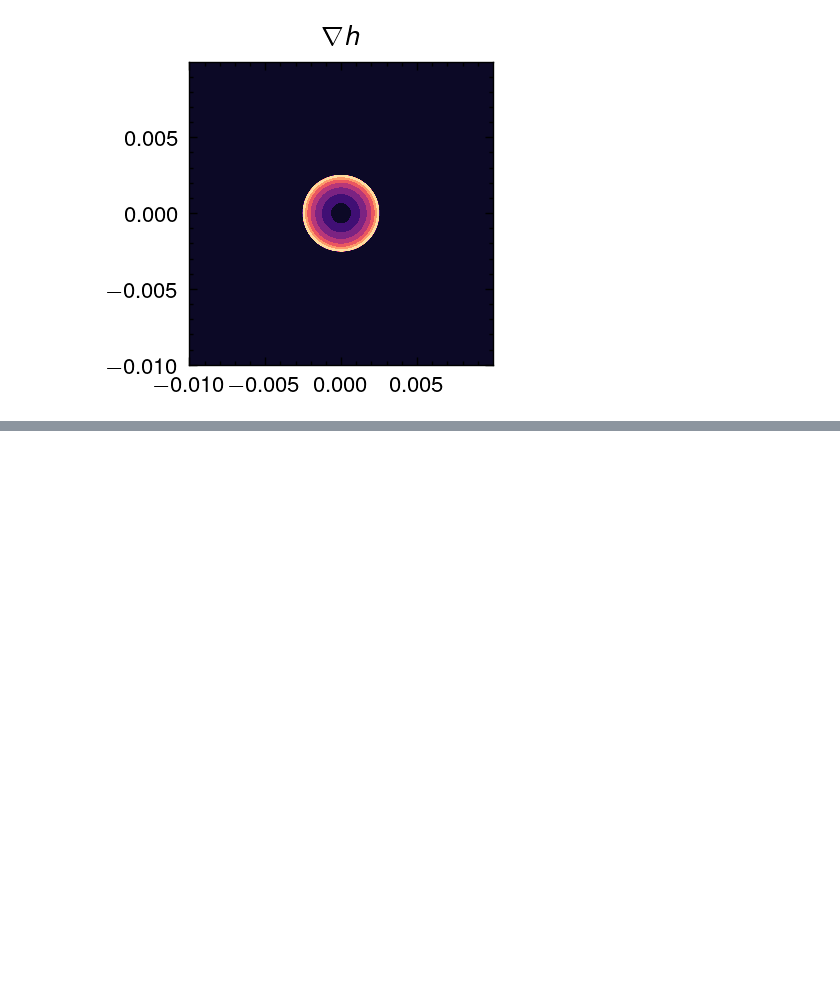
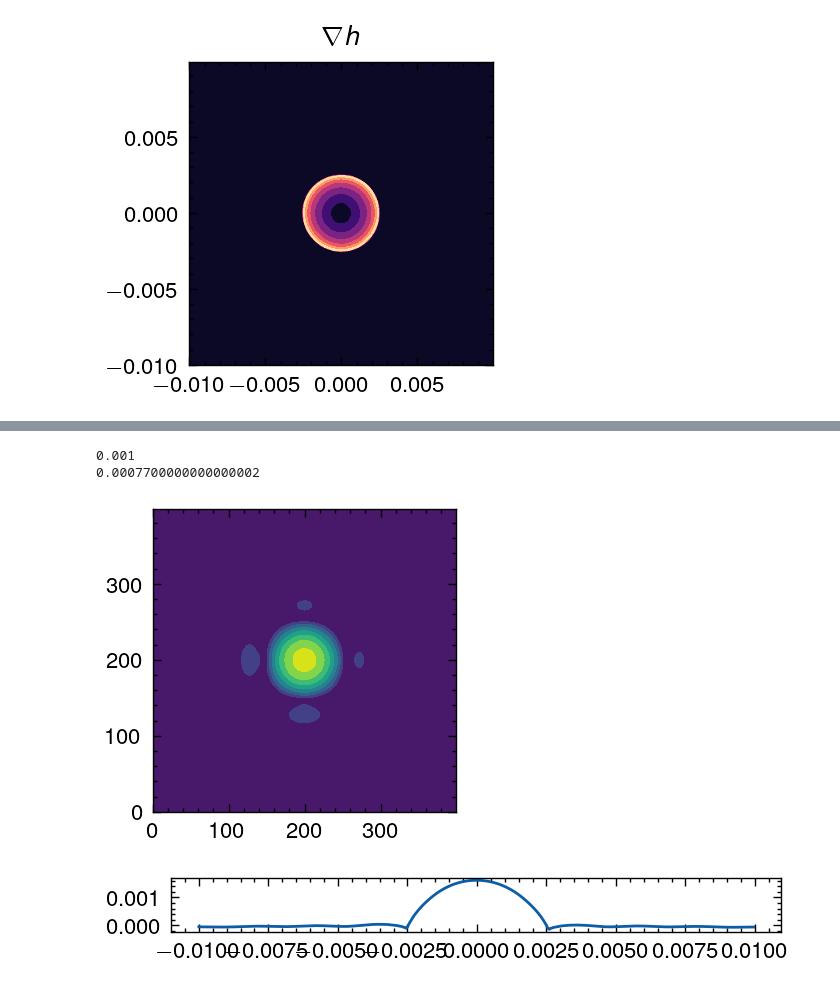
Before and after one commit to ignacioph21/Laboratorio-6-y-7, a Jupyter notebook: Analisis FCD/simulacion_patron_gota.ipynb, the cells around one changed output, grey strips where cells are left out. Saved outputs shown, nothing was run; the diff lists cells and outputs as text; code cells hidden in the pictures; blank space fills up the shorter version.

```diff
--- a/Analisis FCD/simulacion_patron_gota.ipynb
+++ b/Analisis FCD/simulacion_patron_gota.ipynb
@@ -6,7 +6,7 @@ from matplotlib.colors import LogNorm
 estilo_graficos = ["science", "nature"]
 cm = 1/2.54
 texto_pt = 8
-proporciones = (6*cm, 5*cm)
+proporciones = (10*cm, 5*cm)
 dpi = 200 #@param
 
 plt.style.use(estilo_graficos)
@@ -104,0 +121,21 @@ plt.gca().set_aspect("equal");
+# %%
+from pyfcd.fcd import calculate_carriers, fcd
+
+carriers = calculate_carriers(i_ref, square_size=square_size)
+height_map=fcd(i_def, carriers, h=hp*alpha, unwrap=True)
+
+print(square_size)
+print(hp*alpha)
+
+plt.contourf(height_map)
+plt.gca().set_aspect("equal")
+plt.show()
+
+plt.figure(figsize=(10*cm, 2*cm))
+plt.plot(x, height_map[len(x)//2])
+plt.gca().set_aspect("equal")
+# %% [output]
+0.001
+0.0007700000000000002
+[figure, added]
+[figure, added]
```
Also changed, not shown: parts of 6 cells of this notebook, 8 other files.
